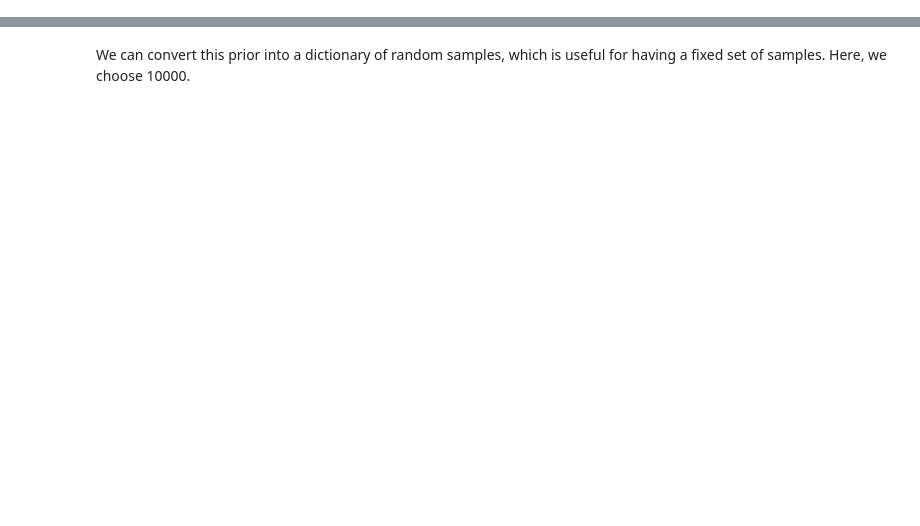
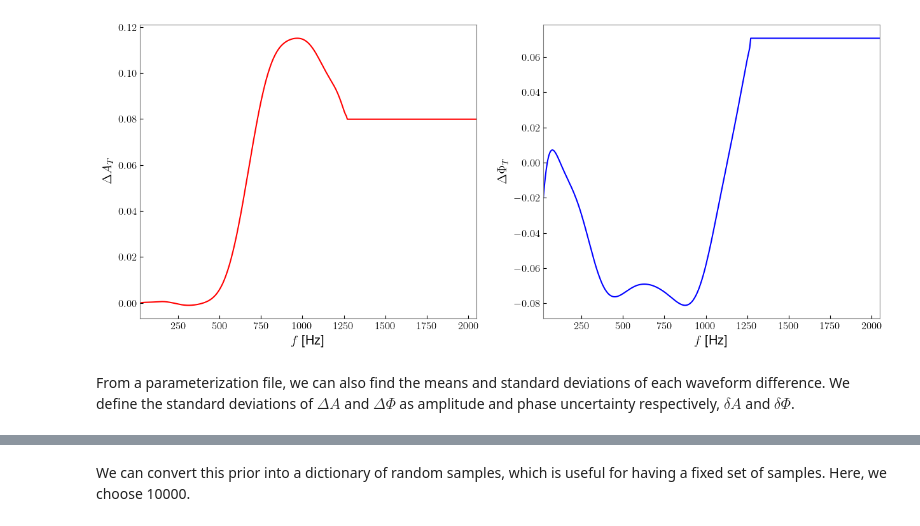
Before and after one commit to RyanSR71/waveform_uncertainty, a Jupyter notebook: docs/source/notebooks/Parameterization_Tutorial.ipynb, the cells around one changed output, grey strips where cells are left out. Saved outputs shown, nothing was run; the diff lists cells and outputs as text; code cells hidden in the pictures; blank space fills up the shorter version.

```diff
--- a/docs/source/notebooks/Parameterization_Tutorial.ipynb
+++ b/docs/source/notebooks/Parameterization_Tutorial.ipynb
@@ -85,0 +27,36 @@ Here we set up a prior with bilby. The values here are based on a GW170817 poste
+# %%
+# we can choose any index to recover up to the number of sample sets in the file; in this case, 1000
+index = 42
+
+# recovering the frequency grid
+frequency_grid = parameterization[index][1]
+
+# recovering a draw of waveform differences
+amplitude_difference_draw = wfu.recovery_from_parameterization('amplitude_difference',parameterization[index])
+residual_phase_difference_draw = wfu.recovery_from_parameterization('phase_difference',parameterization[index])
+
+# plotting
+fig,ax = plt.subplots(1,2,figsize=(15,6))
+
+# plotting the waveform differences
+ax[0].plot(frequency_grid,amplitude_difference_draw,color='red')
+ax[1].plot(frequency_grid,residual_phase_difference_draw,color='blue')
+
+# plot settings
+ax[0].grid(False)
+ax[0].set_xlabel(r'$f$'+' [Hz]')
+ax[0].set_ylabel(r'$\Delta{A}_{T}$')
+ax[0].tick_params(direction='in')
+ax[0].set_xlim(frequency_grid[0],frequency_grid[-1])
+
+ax[1].grid(False)
+ax[1].set_xlabel(r'$f$'+' [Hz]')
+ax[1].set_ylabel(r'$\Delta\Phi_{T}$')
+ax[1].tick_params(direction='in')
+ax[1].set_xlim(frequency_grid[0],frequency_grid[-1])
+
+plt.show()
+# %% [output]
+[figure, added]
+# %% [markdown]
+From a parameterization file, we can also find the means and standard deviations of each waveform difference.  We define the standard deviations of $\Delta{A}$ and $\Delta\Phi$ as amplitude and phase uncertainty respectively, $\delta{A}$ and $\delta\Phi$.
```
Also changed, not shown: parts of 51 cells of this notebook.
